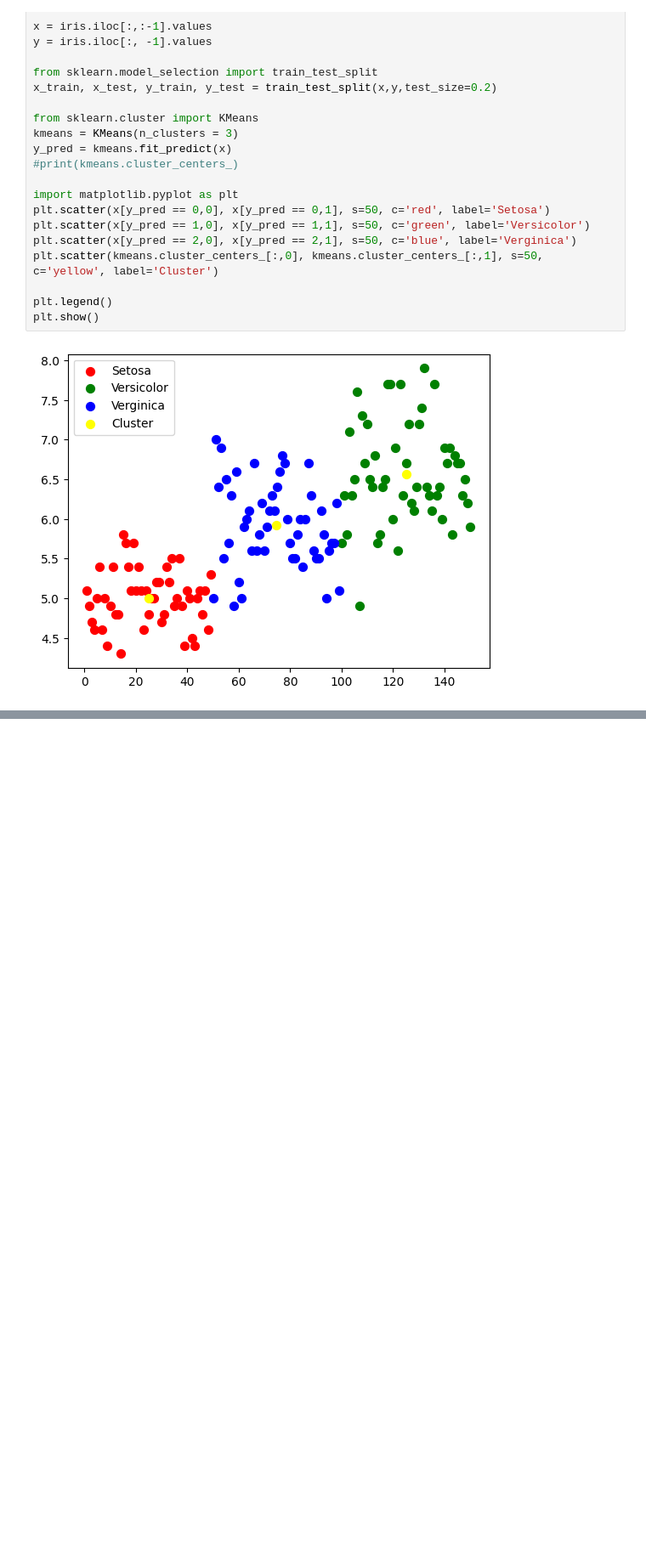
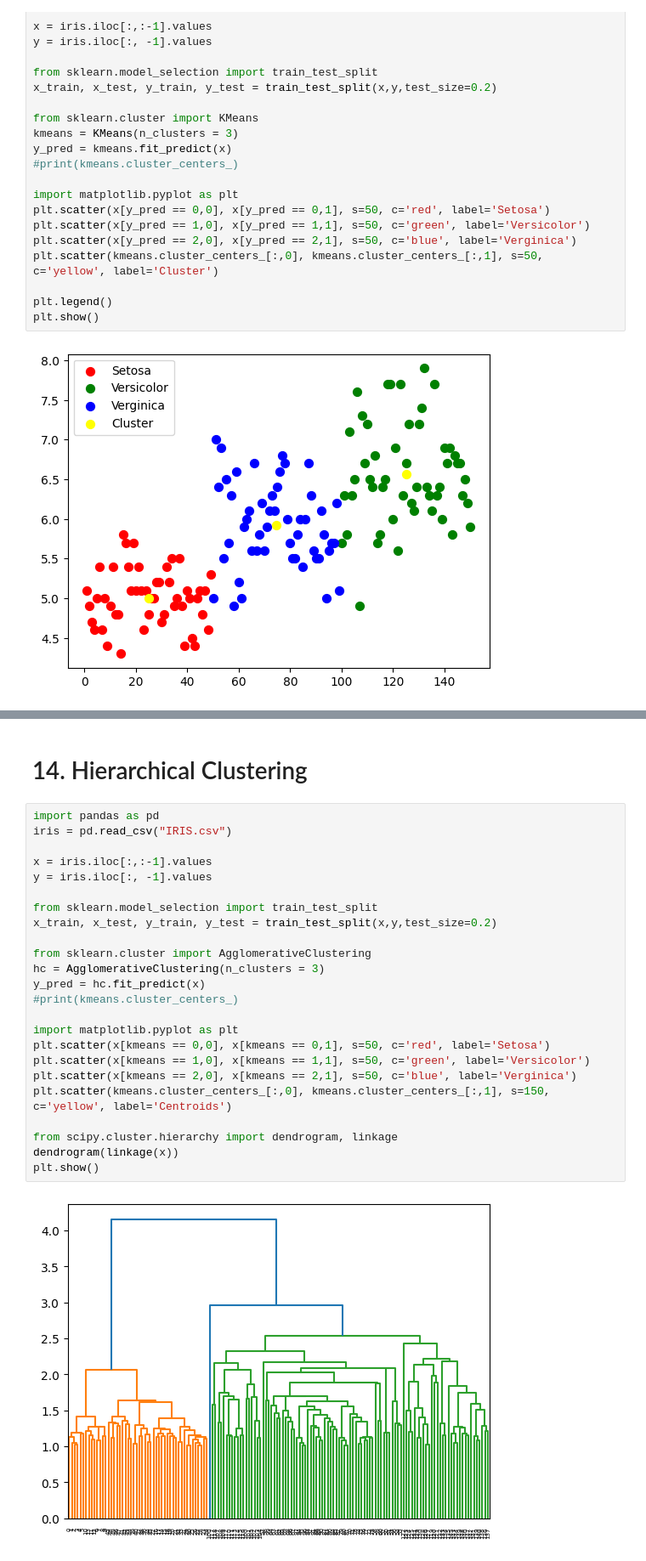
Before and after one commit to techietinker1/Predictive-Analysis, a Jupyter notebook: preprocessing.ipynb, the cells around one changed output, grey strips where cells are left out. Shown: that part at 85% size. Drawn from its saved outputs; the diff is of its cells as text; blank space fills up the shorter version.

```diff
--- a/preprocessing.ipynb
+++ b/preprocessing.ipynb
@@ -480,0 +513,28 @@ plt.show()
+# %% [markdown]
+# 14. Hierarchical Clustering
+# %%
+import pandas as pd
+iris = pd.read_csv("IRIS.csv")
+
+x = iris.iloc[:,:-1].values
+y = iris.iloc[:, -1].values
+
+from sklearn.model_selection import train_test_split
+x_train, x_test, y_train, y_test = train_test_split(x,y,test_size=0.2)
+
+from sklearn.cluster import AgglomerativeClustering
+hc = AgglomerativeClustering(n_clusters = 3)
+y_pred = hc.fit_predict(x)
+#print(kmeans.cluster_centers_)
+
+import matplotlib.pyplot as plt
+plt.scatter(x[kmeans == 0,0], x[kmeans == 0,1], s=50, c='red', label='Setosa')
+plt.scatter(x[kmeans == 1,0], x[kmeans == 1,1], s=50, c='green', label='Versicolor')
+plt.scatter(x[kmeans == 2,0], x[kmeans == 2,1], s=50, c='blue', label='Verginica')
+plt.scatter(kmeans.cluster_centers_[:,0], kmeans.cluster_centers_[:,1], s=150, c='yellow', label='Centroids')
+
+from scipy.cluster.hierarchy import dendrogram, linkage
+dendrogram(linkage(x))
+plt.show()
+# %% [output]
+[figure, added]
```
Also changed, not shown: parts of 14 cells of this notebook.
